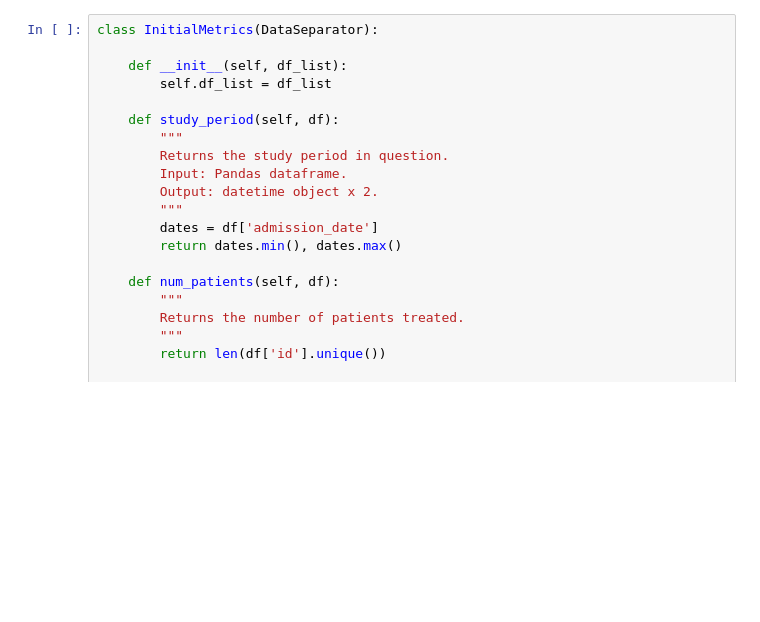
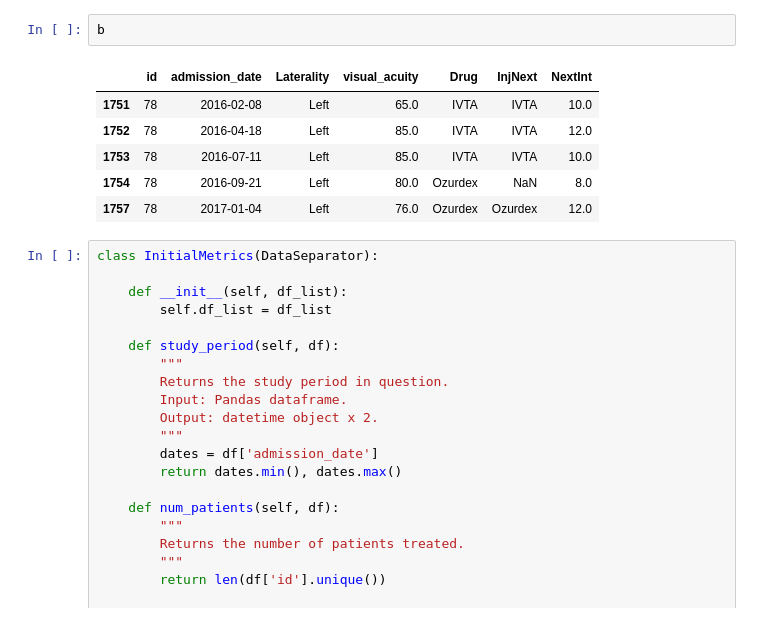
Before and after one commit to charlieoneill23/charliemacuject, a Jupyter notebook: pharma_reports/DME/DMEAudit.ipynb, the cells around one changed output. Cells and saved outputs as stored; diff of their text form; blank space fills up the shorter version.

```diff
--- a/pharma_reports/DME/DMEAudit.ipynb
+++ b/pharma_reports/DME/DMEAudit.ipynb
@@ -195,3 +202,12 @@ len(a), len(b), len(c)
+# %%
+b
+# %% [output]
+|  | id | admission_date | Laterality | visual_acuity | Drug | InjNext | NextInt |
+| 1751 | 78 | 2016-02-08 | Left | 65.0 | IVTA | IVTA | 10.0 |
+| 1752 | 78 | 2016-04-18 | Left | 85.0 | IVTA | IVTA | 12.0 |
+| 1753 | 78 | 2016-07-11 | Left | 85.0 | IVTA | IVTA | 10.0 |
+| 1754 | 78 | 2016-09-21 | Left | 80.0 | Ozurdex | NaN | 8.0 |
+| 1757 | 78 | 2017-01-04 | Left | 76.0 | Ozurdex | Ozurdex | 12.0 |
 # %%
 class InitialMetrics(DataSeparator):
 
```
Also changed, not shown: parts of 9 cells of this notebook, 11 other files.
